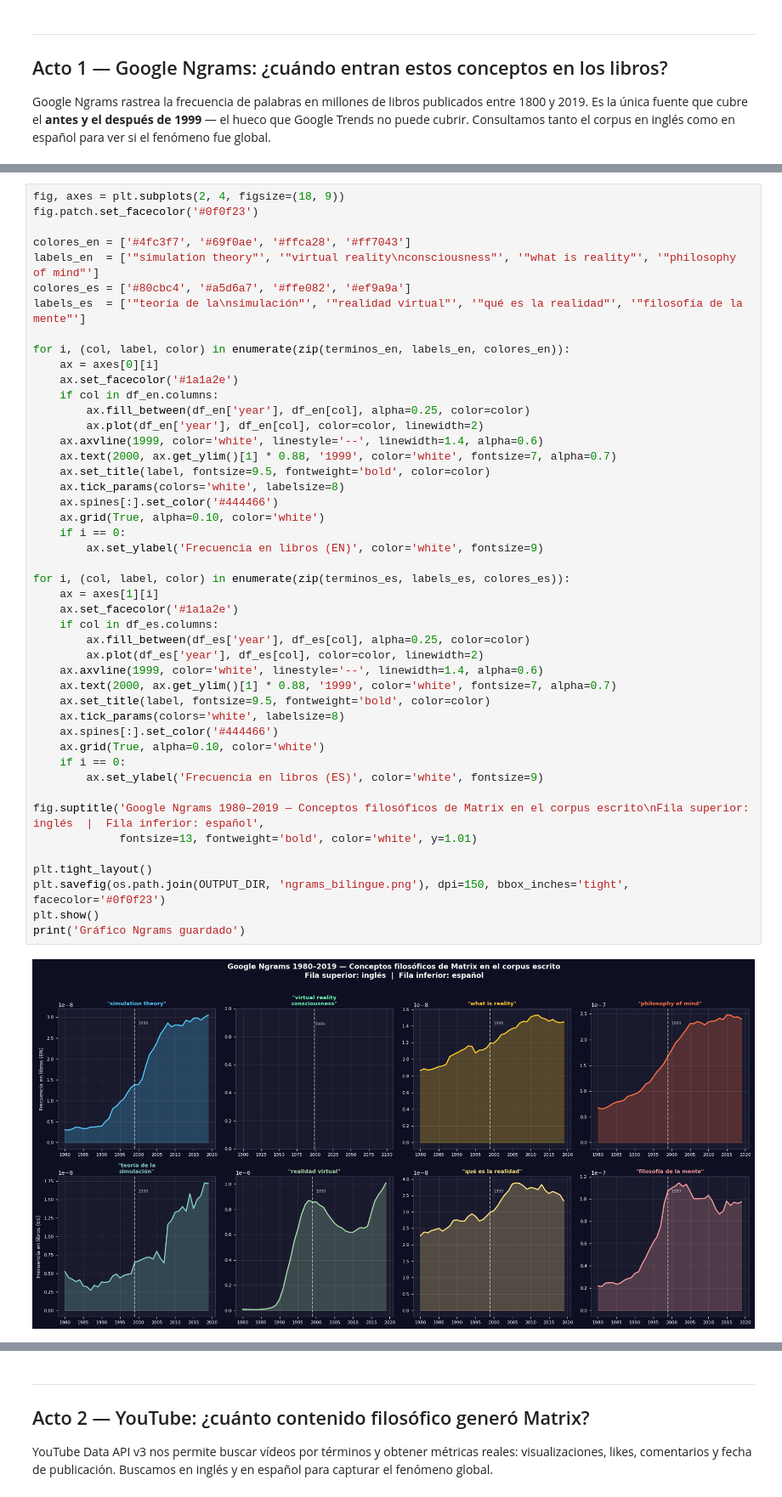
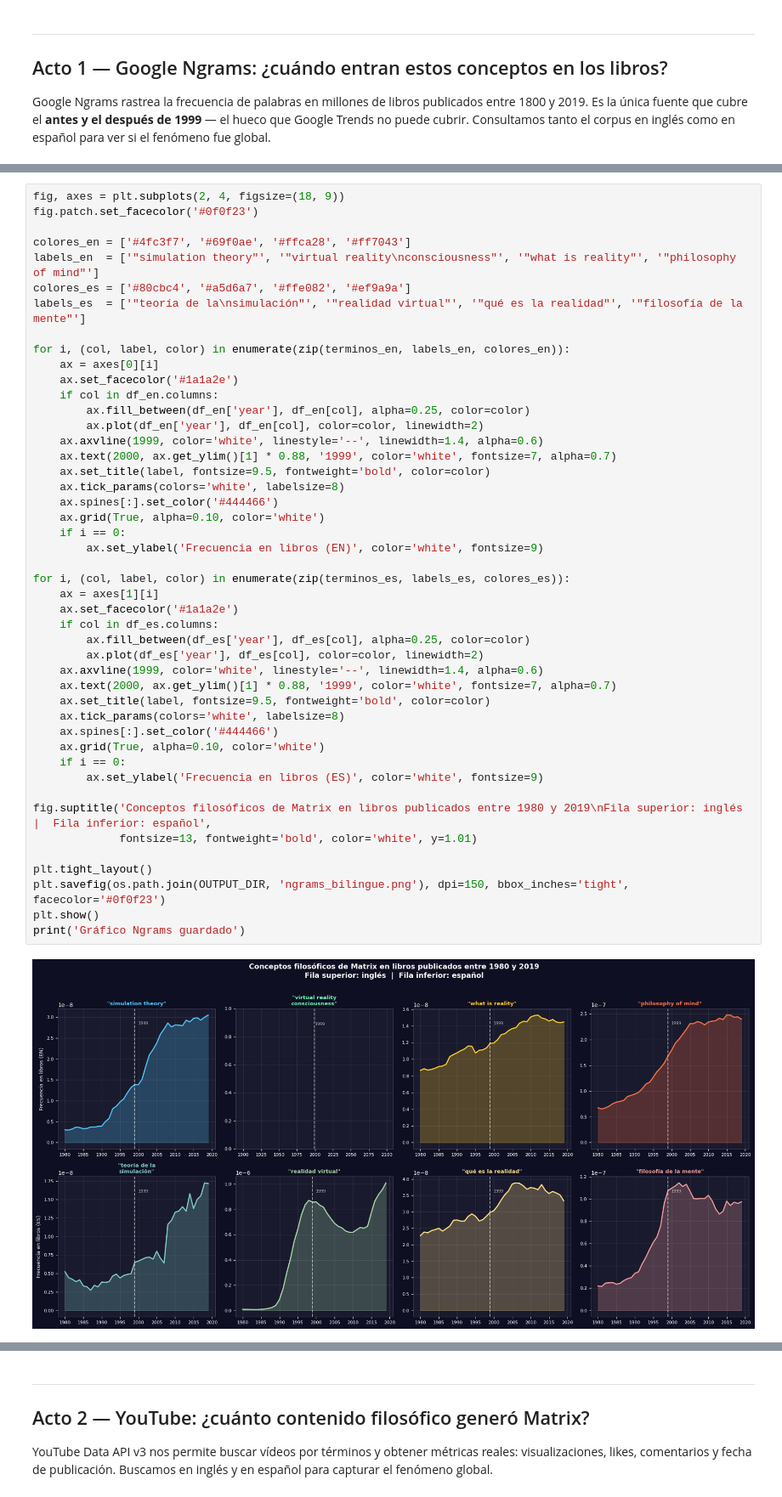
Before and after one commit to RobertoCantero82/EDA_matrix_decodificada, a Jupyter notebook: src/notebooks/hipotesis2bis.ipynb, the cells around one changed output, grey strips where cells are left out. Shown at 85% size. Cells and saved outputs as stored; diff of their text form.

```diff
--- a/src/notebooks/hipotesis2bis.ipynb
+++ b/src/notebooks/hipotesis2bis.ipynb
@@ -93,35 +97,35 @@ for i, (col, label, color) in enumerate(zip(terminos_en, labels_en, colores_en))
     ax.text(2000, ax.get_ylim()[1] * 0.88, '1999', color='white', fontsize=7, alpha=0.7)
     ax.set_title(label, fontsize=9.5, fontweight='bold', color=color)
     ax.tick_params(colors='white', labelsize=8)
     ax.spines[:].set_color('#444466')
     ax.grid(True, alpha=0.10, color='white')
     if i == 0:
         ax.set_ylabel('Frecuencia en libros (EN)', color='white', fontsize=9)
 
 for i, (col, label, color) in enumerate(zip(terminos_es, labels_es, colores_es)):
     ax = axes[1][i]
     ax.set_facecolor('#1a1a2e')
     if col in df_es.columns:
         ax.fill_between(df_es['year'], df_es[col], alpha=0.25, color=color)
         ax.plot(df_es['year'], df_es[col], color=color, linewidth=2)
     ax.axvline(1999, color='white', linestyle='--', linewidth=1.4, alpha=0.6)
     ax.text(2000, ax.get_ylim()[1] * 0.88, '1999', color='white', fontsize=7, alpha=0.7)
     ax.set_title(label, fontsize=9.5, fontweight='bold', color=color)
     ax.tick_params(colors='white', labelsize=8)
     ax.spines[:].set_color('#444466')
     ax.grid(True, alpha=0.10, color='white')
     if i == 0:
         ax.set_ylabel('Frecuencia en libros (ES)', color='white', fontsize=9)
 
-fig.suptitle('Google Ngrams 1980–2019 — Conceptos filosóficos de Matrix en el corpus escrito\nFila superior: inglés  |  Fila inferior: español',
+fig.suptitle('Conceptos filosóficos de Matrix en libros publicados entre 1980 y 2019\nFila superior: inglés  |  Fila inferior: español',
              fontsize=13, fontweight='bold', color='white', y=1.01)
 
 plt.tight_layout()
 plt.savefig(os.path.join(OUTPUT_DIR, 'ngrams_bilingue.png'), dpi=150, bbox_inches='tight', facecolor='#0f0f23')
 plt.show()
 print('Gráfico Ngrams guardado')
 # %% [output]
-[figure, old version]
+[figure, new version]
 Gráfico Ngrams guardado
 # %% [markdown]
 ---
```
Also changed, not shown: parts of 5 cells of this notebook, 30 other files.
